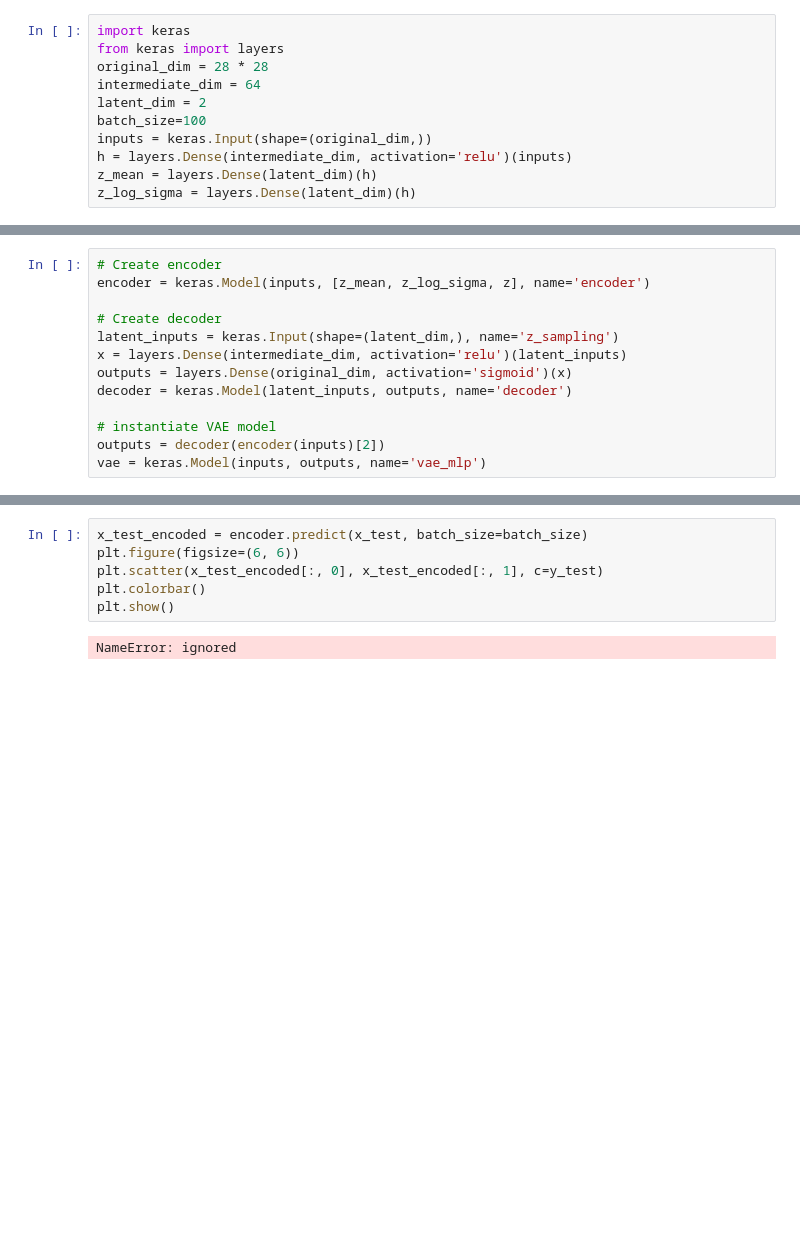
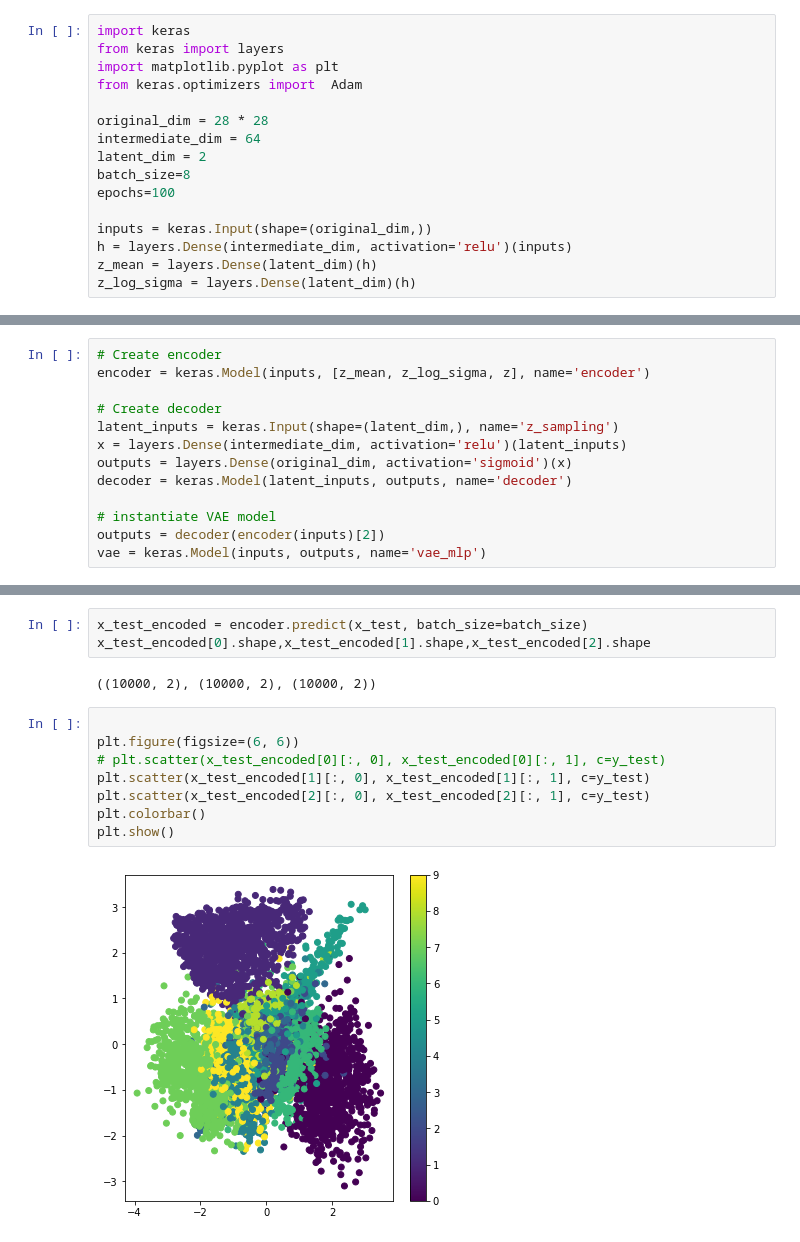
Before and after one commit to Finfra/AI_Vision, a Jupyter notebook: 2.Image_Processing/AutoEncoder/VAE.ipynb, the cells around one changed output, grey strips where cells are left out. Saved outputs shown, nothing was run; the diff lists cells and outputs as text; blank space fills up the shorter version.

```diff
--- a/2.Image_Processing/AutoEncoder/VAE.ipynb
+++ b/2.Image_Processing/AutoEncoder/VAE.ipynb
@@ -3,10 +6,15 @@
 # %%
 import keras
 from keras import layers
+import matplotlib.pyplot as plt
+from keras.optimizers import  Adam
+
 original_dim = 28 * 28
 intermediate_dim = 64
 latent_dim = 2
-batch_size=100
+batch_size=8
+epochs=100
+
 inputs = keras.Input(shape=(original_dim,))
 h = layers.Dense(intermediate_dim, activation='relu')(inputs)
 z_mean = layers.Dense(latent_dim)(h)
@@ -79,12 +87,19 @@ Epoch 100/100
 <tensorflow.python.keras.callbacks.History at 0x...>
+# %%
+x_test_encoded = encoder.predict(x_test, batch_size=batch_size)
+x_test_encoded[0].shape,x_test_encoded[1].shape,x_test_encoded[2].shape
+# %% [output]
+((10000, 2), (10000, 2), (10000, 2))
 # %%
-x_test_encoded = encoder.predict(x_test, batch_size=batch_size)
+
 plt.figure(figsize=(6, 6))
-plt.scatter(x_test_encoded[:, 0], x_test_encoded[:, 1], c=y_test)
+# plt.scatter(x_test_encoded[0][:, 0], x_test_encoded[0][:, 1], c=y_test)
+plt.scatter(x_test_encoded[1][:, 0], x_test_encoded[1][:, 1], c=y_test)
+plt.scatter(x_test_encoded[2][:, 0], x_test_encoded[2][:, 1], c=y_test)
 plt.colorbar()
 plt.show()
 # %% [output]
-NameError: ignored
+[figure, added]
 # %%
 # Display a 2D manifold of the digits
 n = 15  # figure with 15x15 digits
```
Also changed, not shown: parts of 4 cells of this notebook, 2 other files.
